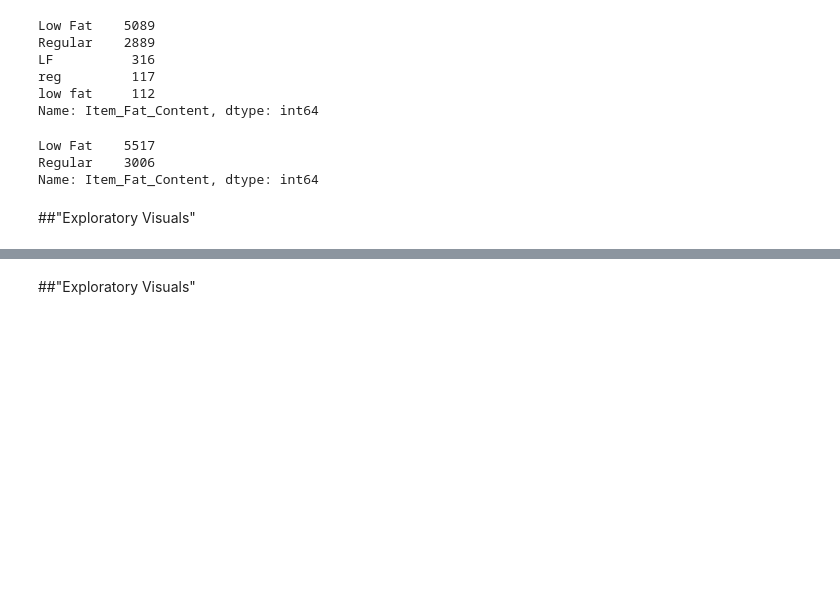
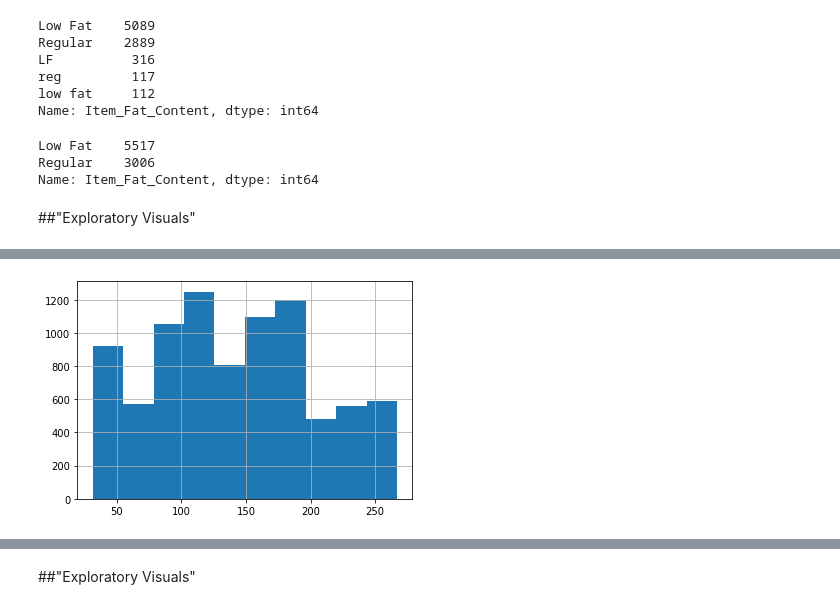
Before and after one commit to Bschreff/food-sales--prediction, a Jupyter notebook: GitHub_Rep_.ipynb, the cells around one changed output, grey strips where cells are left out. Saved outputs shown, nothing was run; the diff lists cells and outputs as text; code cells hidden in the pictures; blank space fills up the shorter version.

```diff
--- a/GitHub_Rep_.ipynb
+++ b/GitHub_Rep_.ipynb
@@ -181,0 +191,4 @@ Name: Item_Fat_Content, dtype: int64
+# %%
+sales_predictions['Item_MRP'].hist();
+# %% [output]
+[figure, added]
```
Also changed, not shown: parts of 8 cells of this notebook.
